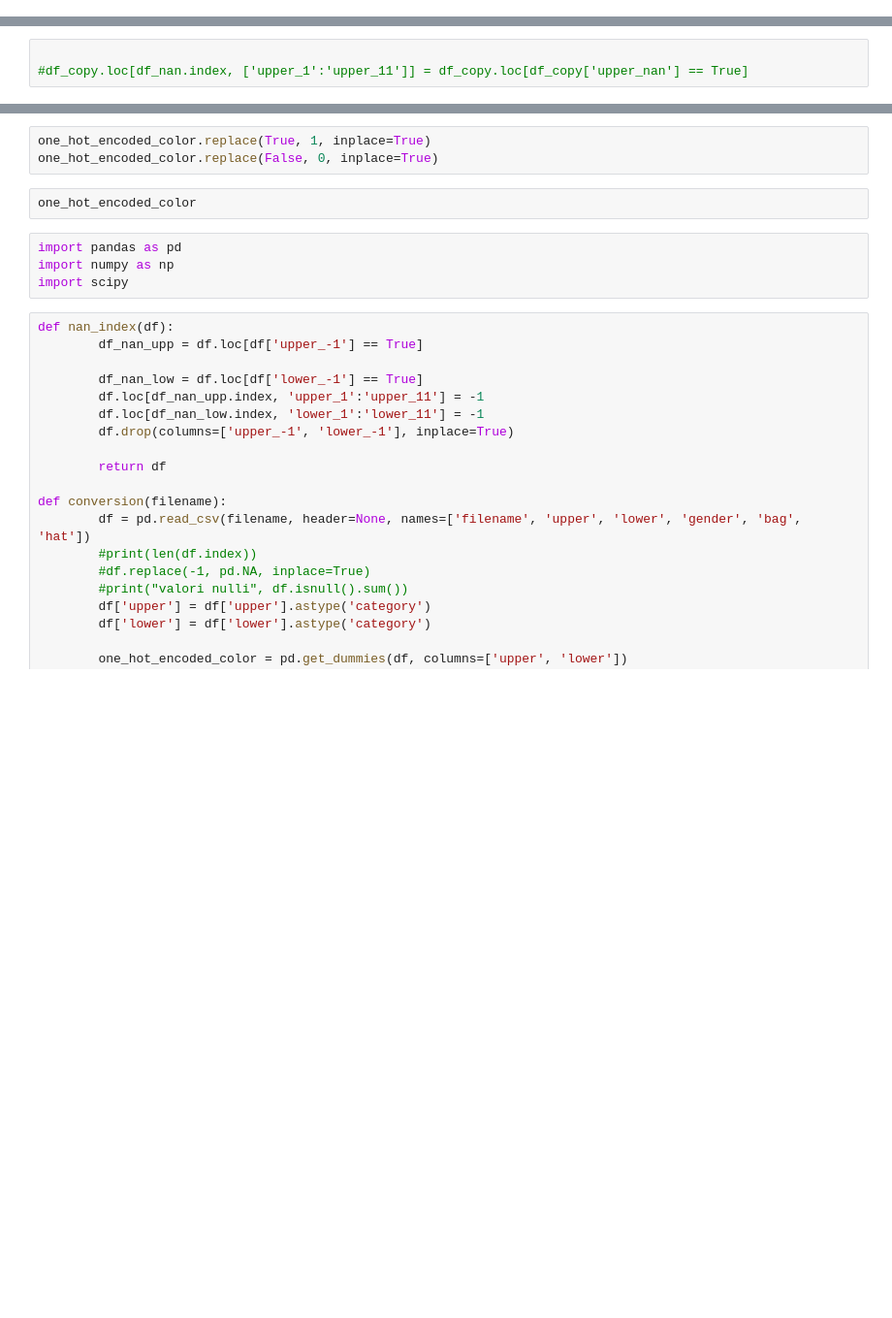
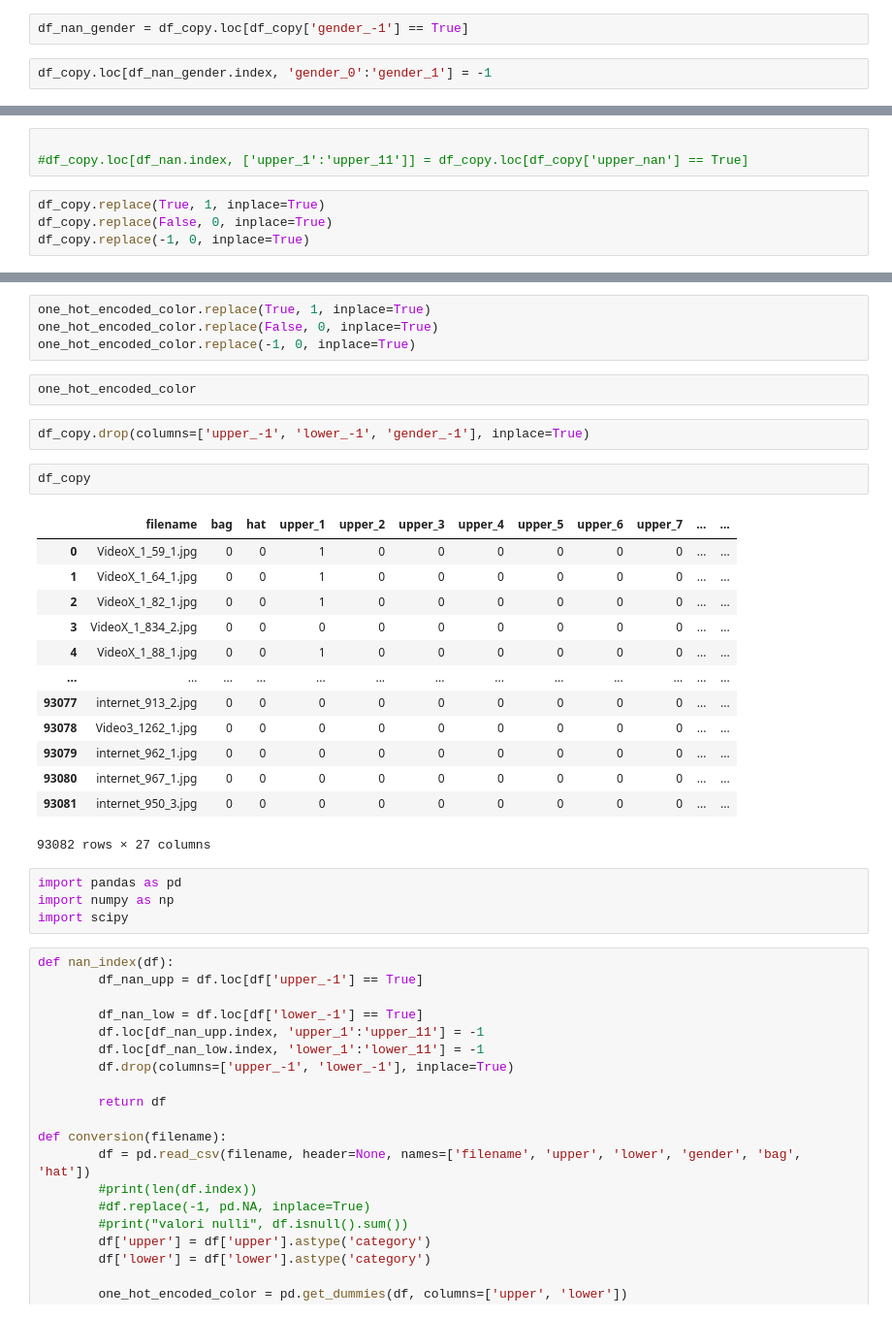
Before and after one commit to Dario1492/PAR, a Jupyter notebook: creation_dataset/conversione.ipynb, the cells around one changed output, grey strips where cells are left out. Shown at 97% size. Saved outputs shown, nothing was run; the diff lists cells and outputs as text; blank space fills up the shorter version.

```diff
--- a/creation_dataset/conversione.ipynb
+++ b/creation_dataset/conversione.ipynb
@@ -57,5 +124,9 @@ df_nan_upp.index
 # %%
 df_nan_low = df_copy.loc[df_copy['lower_-1'] == True]
+# %%
+df_nan_gender = df_copy.loc[df_copy['gender_-1'] == True]
+# %%
+df_copy.loc[df_nan_gender.index, 'gender_0':'gender_1'] = -1
 # %%
 df_copy.loc[df_nan_upp.index, 'upper_1':'upper_11'] = -1
 df_copy.loc[df_nan_low.index, 'lower_1':'lower_11'] = -1
@@ -73,5 +161,9 @@ len(columns)
 # %%
 
 #df_copy.loc[df_nan.index, ['upper_1':'upper_11']] = df_copy.loc[df_copy['upper_nan'] == True]
+# %%
+df_copy.replace(True, 1, inplace=True)
+df_copy.replace(False, 0, inplace=True)
+df_copy.replace(-1, 0, inplace=True)
 # %%
 df_copy
@@ -78,8 +184,27 @@ df_copy
 # %%
 one_hot_encoded_color.replace(True, 1, inplace=True)
 one_hot_encoded_color.replace(False, 0, inplace=True)
+one_hot_encoded_color.replace(-1, 0, inplace=True)
 # %%
 one_hot_encoded_color
+# %%
+df_copy.drop(columns=['upper_-1', 'lower_-1', 'gender_-1'], inplace=True)
+# %%
+df_copy
+# %% [output]
+|  | filename | bag | hat | upper_1 | upper_2 | upper_3 | upper_4 | upper_5 | upper_6 | upper_7 | ... | ... |
+| 0 | VideoX_1_59_1.jpg | 0 | 0 | 1 | 0 | 0 | 0 | 0 | 0 | 0 | ... | ... |
+| 1 | VideoX_1_64_1.jpg | 0 | 0 | 1 | 0 | 0 | 0 | 0 | 0 | 0 | ... | ... |
+| 2 | VideoX_1_82_1.jpg | 0 | 0 | 1 | 0 | 0 | 0 | 0 | 0 | 0 | ... | ... |
+| 3 | VideoX_1_834_2.jpg | 0 | 0 | 0 | 0 | 0 | 0 | 0 | 0 | 0 | ... | ... |
+| 4 | VideoX_1_88_1.jpg | 0 | 0 | 1 | 0 | 0 | 0 | 0 | 0 | 0 | ... | ... |
+| ... | ... | ... | ... | ... | ... | ... | ... | ... | ... | ... | ... | ... |
+| 93077 | internet_913_2.jpg | 0 | 0 | 0 | 0 | 0 | 0 | 0 | 0 | 0 | ... | ... |
+| 93078 | Video3_1262_1.jpg | 0 | 0 | 0 | 0 | 0 | 0 | 0 | 0 | 0 | ... | ... |
+| 93079 | internet_962_1.jpg | 0 | 0 | 0 | 0 | 0 | 0 | 0 | 0 | 0 | ... | ... |
+| 93080 | internet_967_1.jpg | 0 | 0 | 0 | 0 | 0 | 0 | 0 | 0 | 0 | ... | ... |
+| 93081 | internet_950_3.jpg | 0 | 0 | 0 | 0 | 0 | 0 | 0 | 0 | 0 | ... | ... |
+93082 rows × 27 columns
 # %%
 import pandas as pd
 import numpy as np
```
Also changed, not shown: parts of 15 cells of this notebook, 3 other files.
